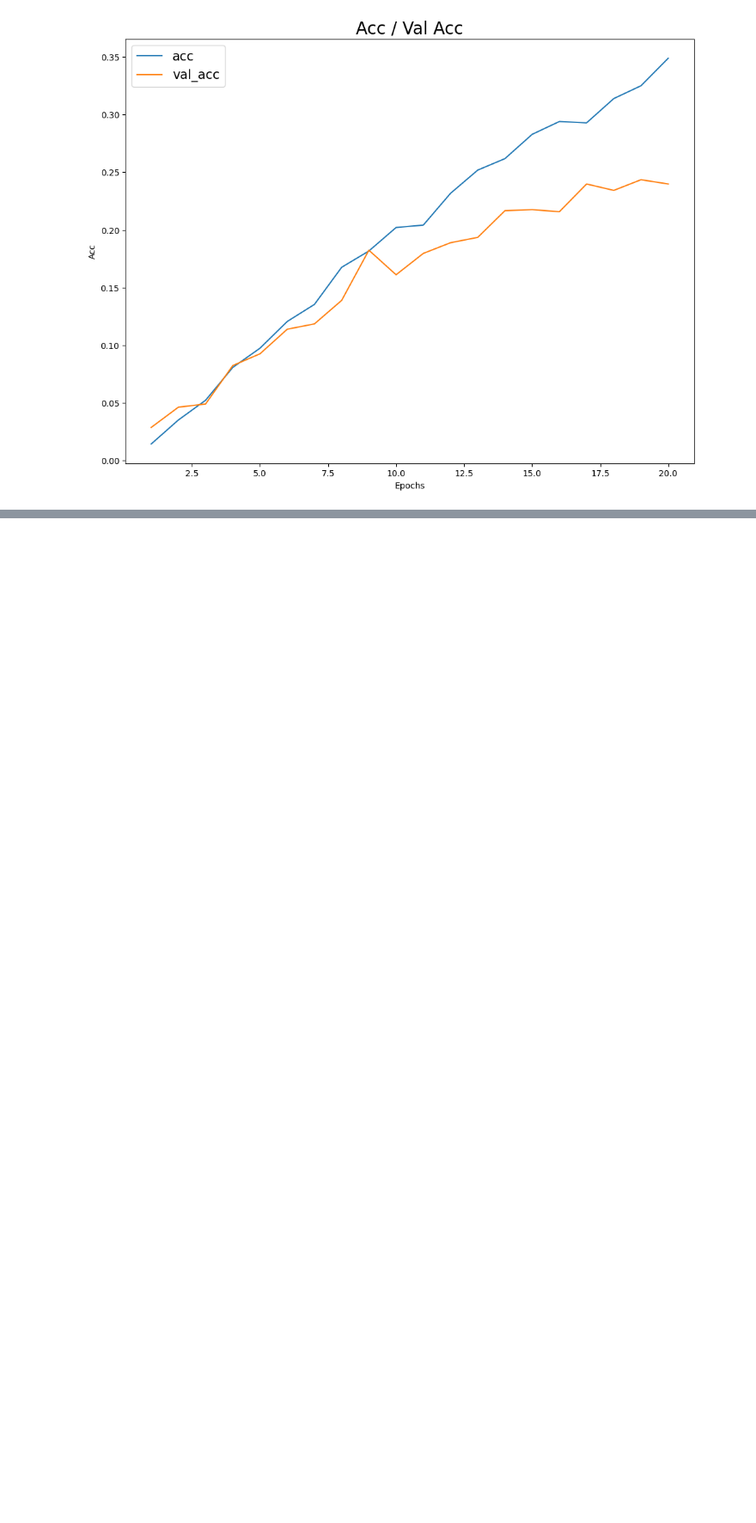
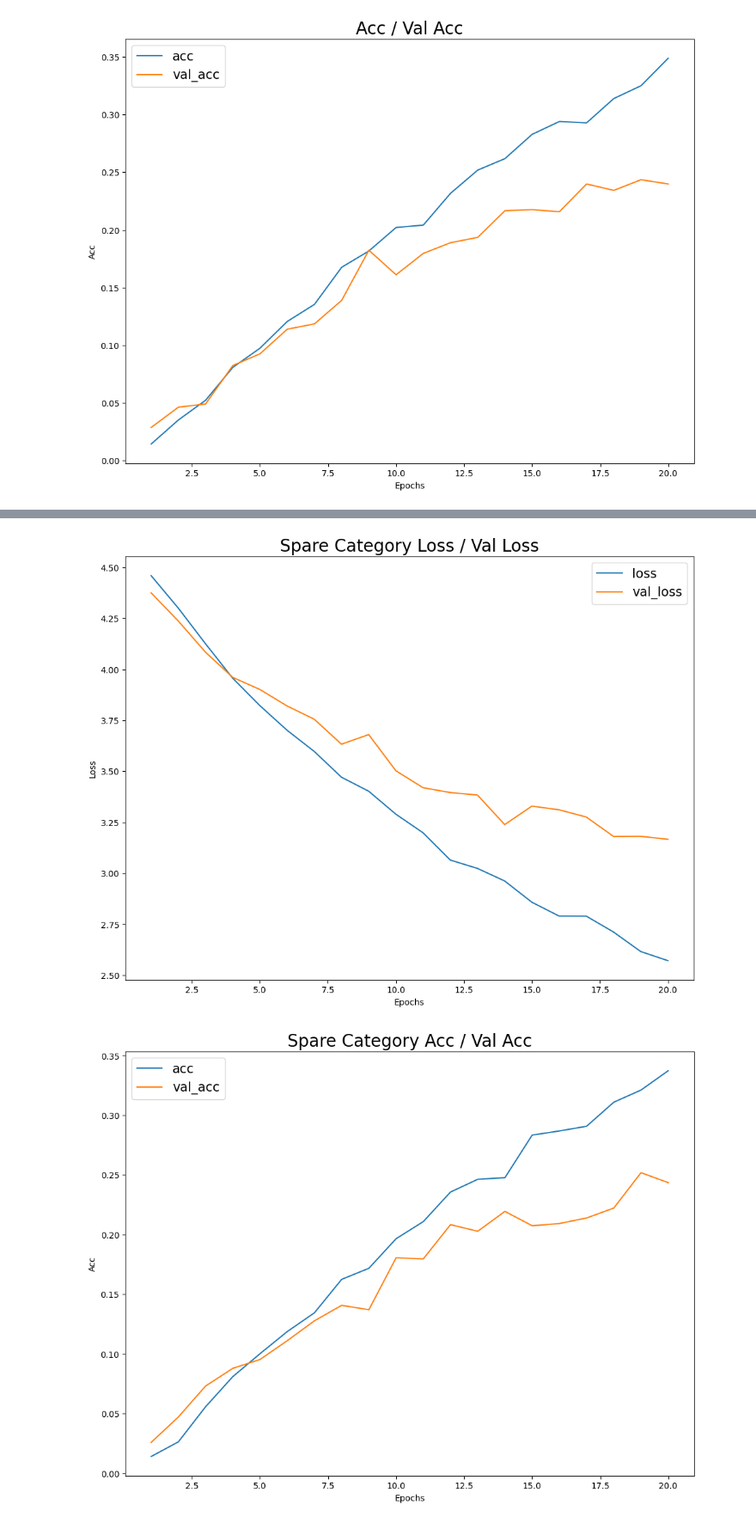
Before and after one commit to iamtaegu/DFMBA_AICC, a Jupyter notebook: 특수논제/리포트.ipynb, the cells around one changed output, grey strips where cells are left out. Shown at 86% size. Saved outputs shown, nothing was run; the diff lists cells and outputs as text; code cells hidden in the pictures; blank space fills up the shorter version.

```diff
--- a/특수논제/리포트.ipynb
+++ b/특수논제/리포트.ipynb
@@ -181,0 +207,14 @@ plt.show()
+# %%
+# sparse_categorical
+sparse_training_generator = training_datagen.flow_from_directory(TRAINING_DIR,
+                                                          batch_size=128,
+                                                          target_size=(150, 150),
+                                                          class_mode='sparse',
+                                                          subset='training',
+                                                          )
+sparse_validation_generator = training_datagen.flow_from_directory(TRAINING_DIR,
+                                                          batch_size=128,
+                                                          target_size=(150, 150),
+                                                          class_mode='sparse',
+                                                          subset='validation',
+                                                          )
@@ -181,0 +224,25 @@ plt.show()
+# %%
+# Conv2D, MaxPooling2D 조합으로 층을 쌓습니다. 첫번째 입력층의 input_shape은 (150, 150, 3)으로 지정합니다.
+model = Sequential([
+Conv2D(64, (3, 3), activation='relu', input_shape=(150, 150, 3)),
+MaxPooling2D(2, 2),
+Conv2D(64, (3, 3), activation='relu'),
+MaxPooling2D(2, 2),
+Conv2D(128, (3, 3), activation='relu'),
+MaxPooling2D(2, 2),
+Conv2D(128, (3, 3), activation='relu'),
+MaxPooling2D(2, 2),
+Flatten(),
+Dropout(0.5),
+Dense(512, activation='relu'),
+Dense(90, activation='softmax'),
+])
+
+model.compile(optimizer='adam', loss='sparse_categorical_crossentropy', metrics=['acc'])
+# %%
+# 5. 학습(fit)
+history = model.fit(sparse_training_generator,
+                    validation_data=(sparse_validation_generator),
+                    epochs=20,
+                    callbacks=[checkpoint], # 콜백 함수를 통해 checkpoint 생성
+                    )
@@ -181,0 +267,5 @@ plt.show()
+# %%
+loss_acc_visualization(history, 20, 'Spare Category')
+# %% [output]
+[figure, added]
+[figure, added]
```
Also changed, not shown: parts of 24 cells of this notebook, 1 other file.
